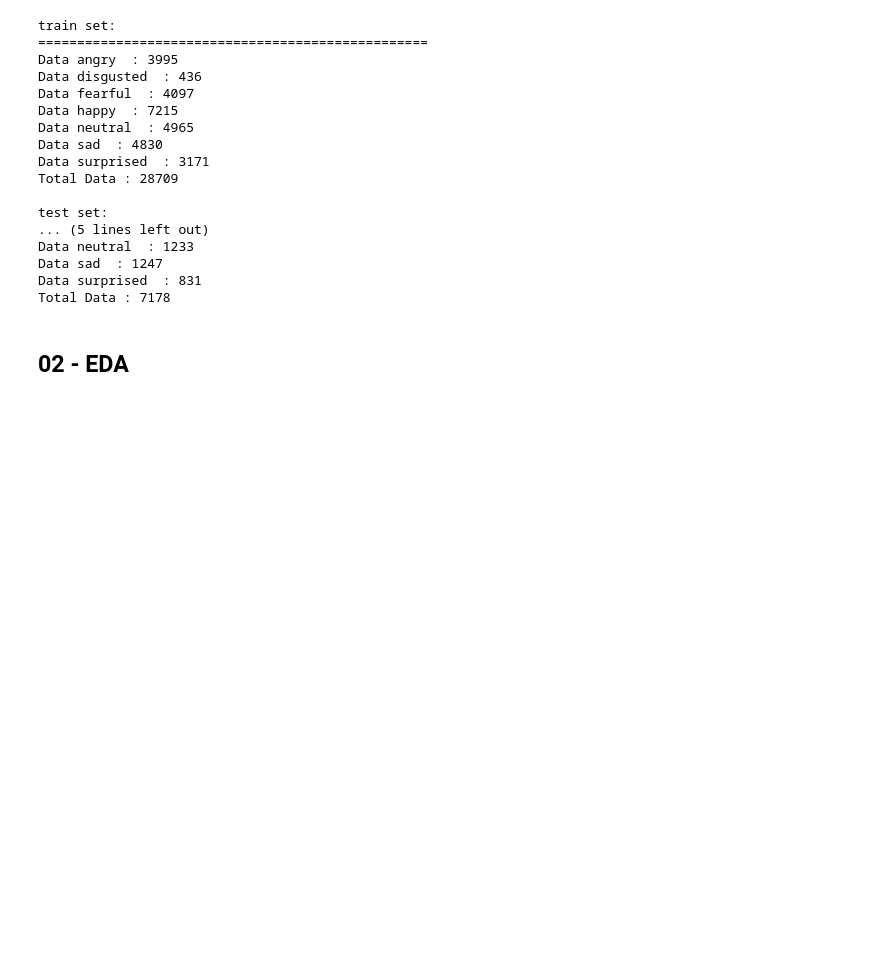
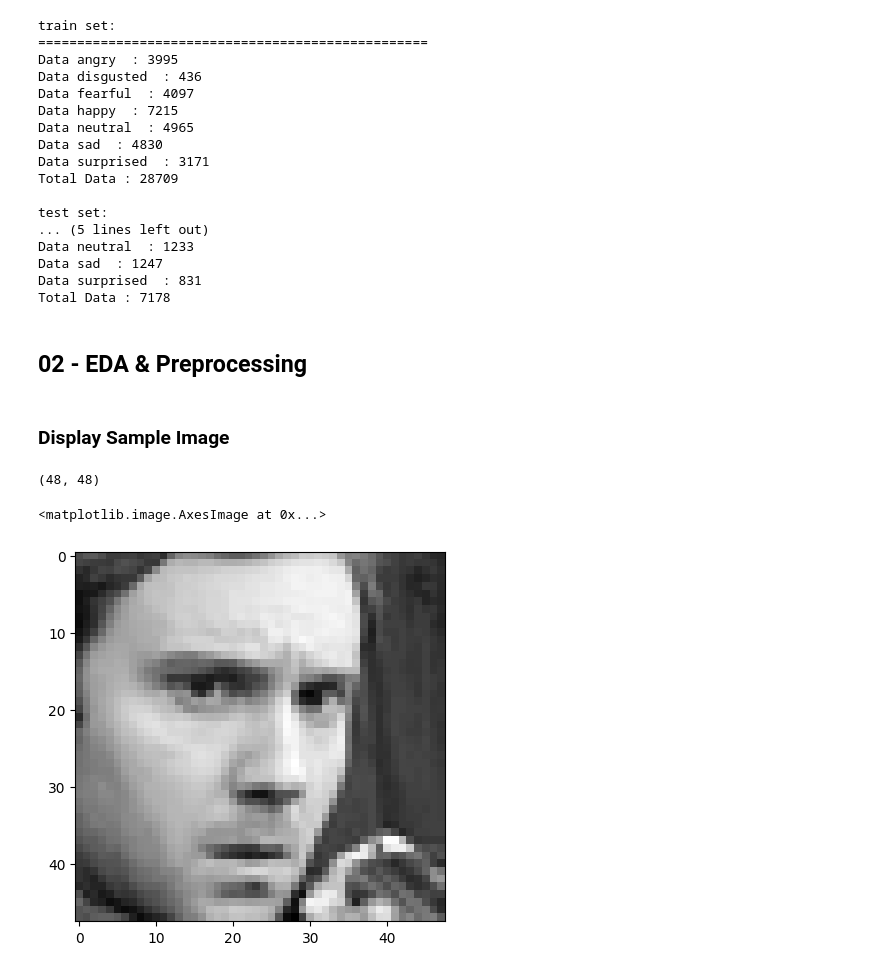
Before and after one commit to ediashta/Facial-Expression-CNN, a Jupyter notebook: h8dsft_P2M2_ediashta.ipynb, the cells around one changed output. Saved outputs shown, nothing was run; the diff lists cells and outputs as text; code cells hidden in the pictures; blank space fills up the shorter version.

```diff
--- a/h8dsft_P2M2_ediashta.ipynb
+++ b/h8dsft_P2M2_ediashta.ipynb
@@ -60,4 +70,4 @@ Data sad  : 1247
 Data surprised  : 831
 Total Data : 7178
 # %% [markdown]
-## 02 - EDA
+## 02 - EDA & Preprocessing
@@ -80,3 +74,13 @@ test_surprised= glob.glob(test_dir + '/surprised/*.png')
+# %% [markdown]
+### Display Sample Image
+# %%
+img = plt.imread('./datasets/train/angry/im0.png')
+print(img.shape)
+plt.imshow(img, cmap="gray")
+# %% [output]
+(48, 48)
+<matplotlib.image.AxesImage at 0x...>
+[figure, added]
 # %%
 def random_sample(image_files, num_samples=5):
   random_files= random.sample(image_files, num_samples)
```
Also changed, not shown: parts of 15 cells of this notebook.
